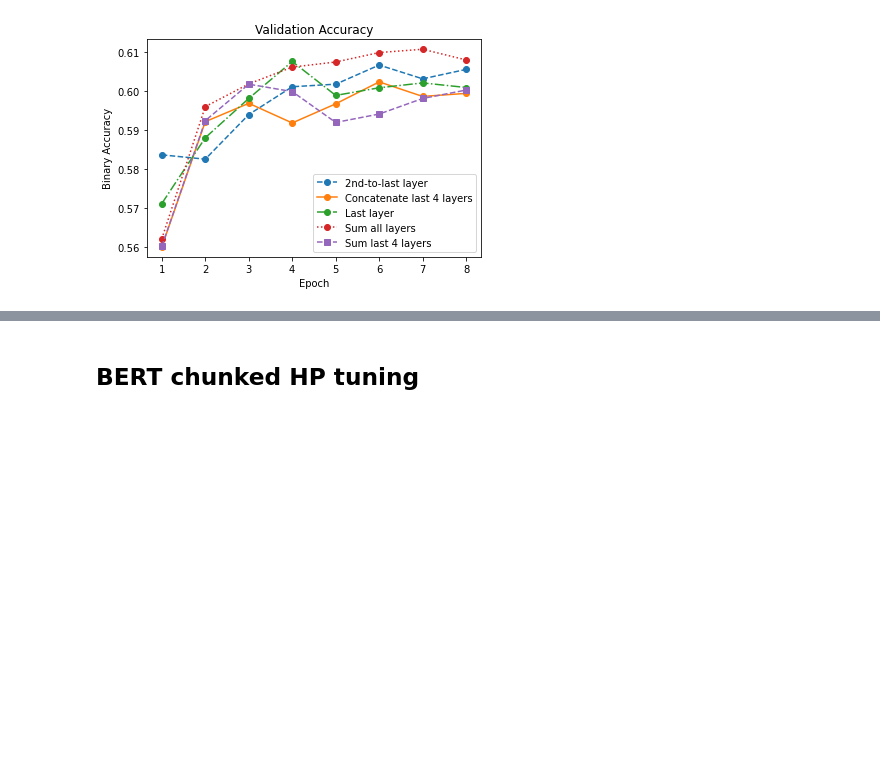
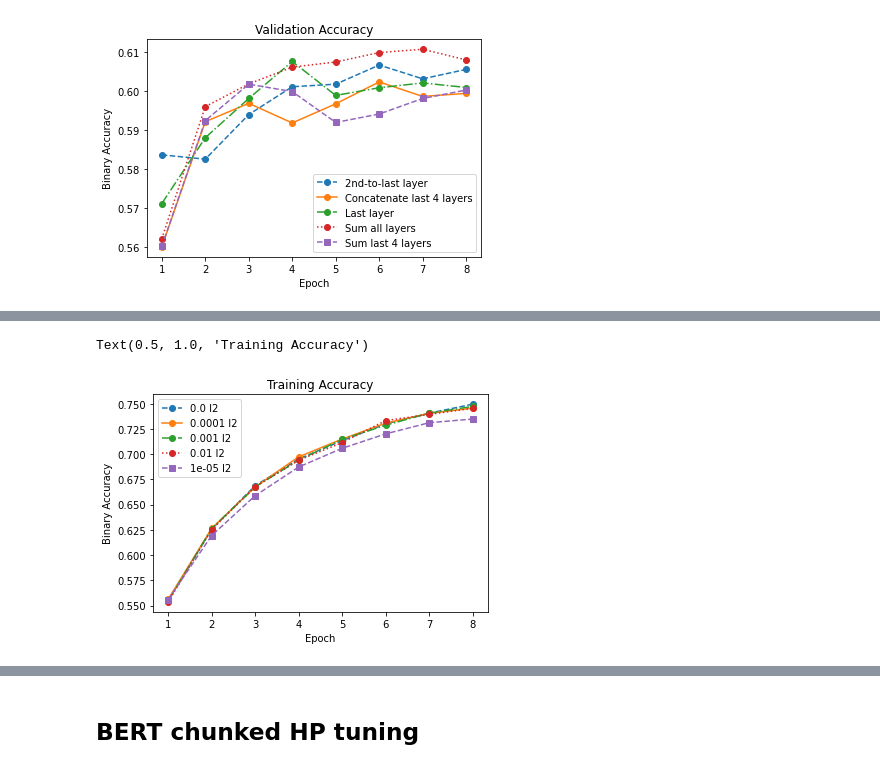
Before and after one commit to Fake-News-Profiling/fnp-models, a Jupyter notebook: classifier/src/notebooks/data_plots.ipynb, the cells around one changed output, grey strips where cells are left out. Saved outputs shown, nothing was run; the diff lists cells and outputs as text; code cells hidden in the pictures; blank space fills up the shorter version.

```diff
--- a/classifier/src/notebooks/data_plots.ipynb
+++ b/classifier/src/notebooks/data_plots.ipynb
@@ -146,0 +193,8 @@ Text(0.5, 1.0, 'Validation Accuracy')
+# %%
+# plt.figure(figsize=(8, 6), dpi=300)
+plot_data(data, num_epochs, "train-epoch_binary_accuracy", trial_label_generator=kernel_reg_label)
+plt.ylabel("Binary Accuracy")
+plt.title("Training Accuracy")
+# %% [output]
+Text(0.5, 1.0, 'Training Accuracy')
+[figure, added]
```
Also changed, not shown: parts of 54 cells of this notebook, 5 other files.
